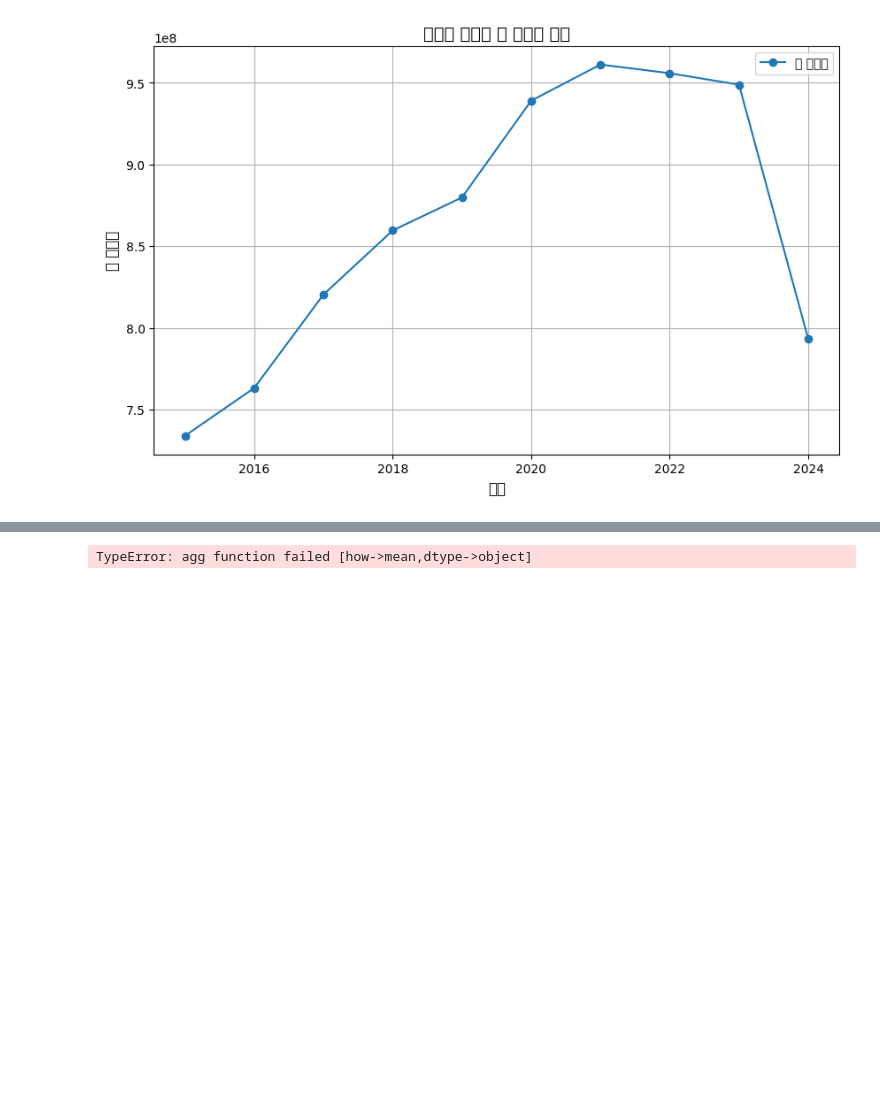
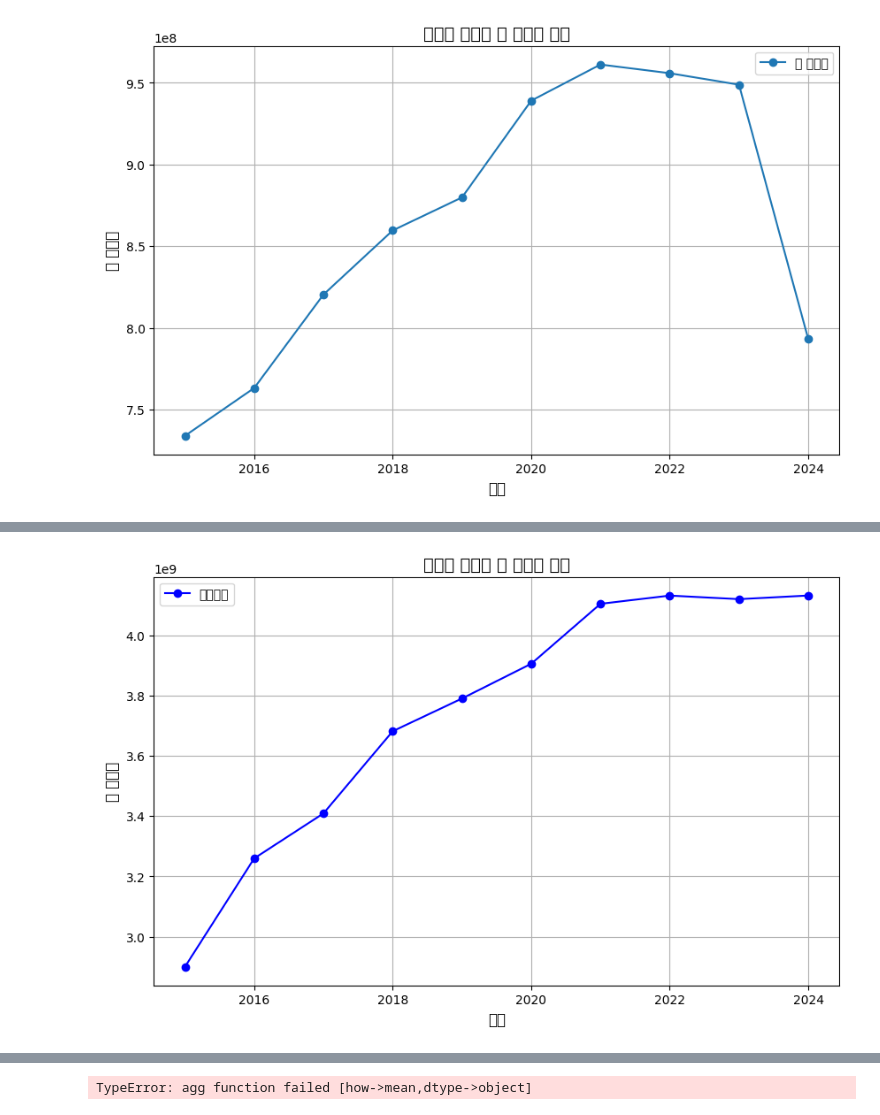
Before and after one commit to BaekJeongsuk/Data-Analysis-with-Open-Source, a Jupyter notebook: 오픈소스_데이터_분석_5강.ipynb, the cells around one changed output, grey strips where cells are left out. Drawn from its saved outputs; the diff is of its cells as text; code cells hidden in the pictures; blank space fills up the shorter version.

```diff
--- a/오픈소스_데이터_분석_5강.ipynb
+++ b/오픈소스_데이터_분석_5강.ipynb
@@ -802,3 +934,22 @@ WARNING:matplotlib.font_manager:findfont: Font family 'NanumGothic' not found.
 WARNING:matplotlib.font_manager:findfont: Font family 'NanumGothic' not found.
 WARNING:matplotlib.font_manager:findfont: Font family 'NanumGothic' not found.
 [figure]
+# %%
+import matplotlib.pyplot as plt
+
+# 1️⃣ 연도별 총 사용량 계산
+yearly_usage = df.groupby("YEAR")[["전기", "가스", "수도", "지역난방"]].sum()
+yearly_usage["총사용량"] = yearly_usage.sum(axis=1)  # 전기+가스+수도+지역난방 합계
+
+# 2️⃣ 시각화
+plt.figure(figsize=(10,6))
+plt.plot(yearly_usage.index, yearly_usage["총사용량"], marker="o", linestyle="-", color="blue", label="총사용량")
+
+plt.title("연도별 에너지 총 사용량 변화", fontsize=14)
+plt.xlabel("연도", fontsize=12)
+plt.ylabel("총 사용량", fontsize=12)
+plt.grid(True)
+plt.legend()  # 범례 표시
+
+plt.show()
+# %% [output]
@@ -804,0 +973 @@ WARNING:matplotlib.font_manager:findfont: Font family 'NanumGothic' not found.
+[figure, added]
```
Also changed, not shown: parts of 11 cells of this notebook.
